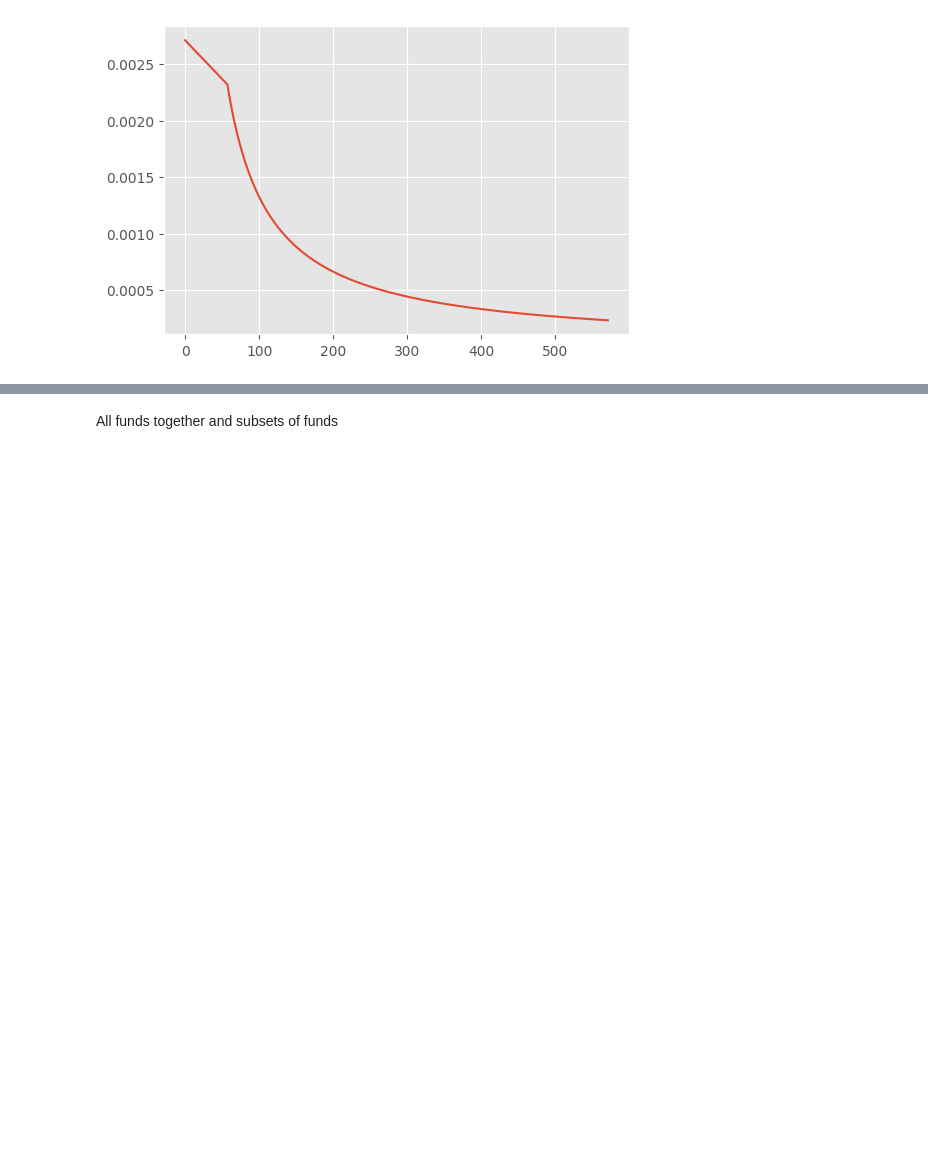
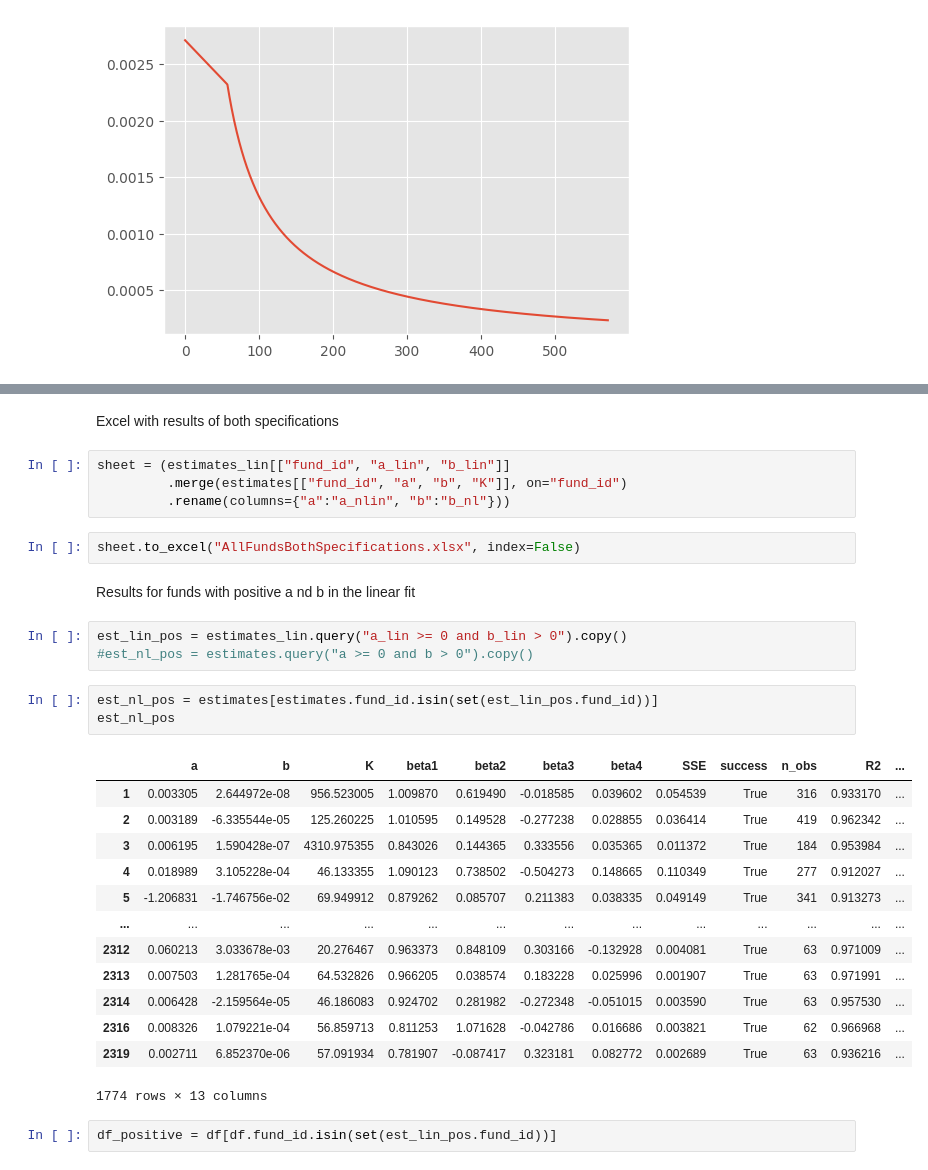
Before and after one commit to DavidSandovalRodriguez/Fund-Kink-Smoothing, a Jupyter notebook: WorkingNotebook.ipynb, the cells around one changed output, grey strips where cells are left out. Saved outputs shown, nothing was run; the diff lists cells and outputs as text; blank space fills up the shorter version.

```diff
--- a/WorkingNotebook.ipynb
+++ b/WorkingNotebook.ipynb
@@ -521,2 +539,32 @@ plot_fit_fund_li_nolin_subsBeta(100009)
-# %% [markdown]
-All funds together and subsets of funds
+# %% [markdown]
+Excel with results of both specifications
+# %%
+sheet = (estimates_lin[["fund_id", "a_lin", "b_lin"]]
+         .merge(estimates[["fund_id", "a", "b", "K"]], on="fund_id")
+         .rename(columns={"a":"a_nlin", "b":"b_nl"}))
+# %%
+sheet.to_excel("AllFundsBothSpecifications.xlsx", index=False)
+# %% [markdown]
+Results for funds with positive a nd b in the linear fit
+# %%
+est_lin_pos = estimates_lin.query("a_lin >= 0 and b_lin > 0").copy()
+#est_nl_pos = estimates.query("a >= 0 and b > 0").copy()
+# %%
+est_nl_pos = estimates[estimates.fund_id.isin(set(est_lin_pos.fund_id))]
+est_nl_pos
+# %% [output]
+|  | a | b | K | beta1 | beta2 | beta3 | beta4 | SSE | success | n_obs | R2 | ... |
+| 1 | 0.003305 | 2.644972e-08 | 956.523005 | 1.009870 | 0.619490 | -0.018585 | 0.039602 | 0.054539 | True | 316 | 0.933170 | ... |
+| 2 | 0.003189 | -6.335544e-05 | 125.260225 | 1.010595 | 0.149528 | -0.277238 | 0.028855 | 0.036414 | True | 419 | 0.962342 | ... |
+| 3 | 0.006195 | 1.590428e-07 | 4310.975355 | 0.843026 | 0.144365 | 0.333556 | 0.035365 | 0.011372 | True | 184 | 0.953984 | ... |
+| 4 | 0.018989 | 3.105228e-04 | 46.133355 | 1.090123 | 0.738502 | -0.504273 | 0.148665 | 0.110349 | True | 277 | 0.912027 | ... |
+| 5 | -1.206831 | -1.746756e-02 | 69.949912 | 0.879262 | 0.085707 | 0.211383 | 0.038335 | 0.049149 | True | 341 | 0.913273 | ... |
+| ... | ... | ... | ... | ... | ... | ... | ... | ... | ... | ... | ... | ... |
+| 2312 | 0.060213 | 3.033678e-03 | 20.276467 | 0.963373 | 0.848109 | 0.303166 | -0.132928 | 0.004081 | True | 63 | 0.971009 | ... |
+| 2313 | 0.007503 | 1.281765e-04 | 64.532826 | 0.966205 | 0.038574 | 0.183228 | 0.025996 | 0.001907 | True | 63 | 0.971991 | ... |
+| 2314 | 0.006428 | -2.159564e-05 | 46.186083 | 0.924702 | 0.281982 | -0.272348 | -0.051015 | 0.003590 | True | 63 | 0.957530 | ... |
+| 2316 | 0.008326 | 1.079221e-04 | 56.859713 | 0.811253 | 1.071628 | -0.042786 | 0.016686 | 0.003821 | True | 62 | 0.966968 | ... |
+| 2319 | 0.002711 | 6.852370e-06 | 57.091934 | 0.781907 | -0.087417 | 0.323181 | 0.082772 | 0.002689 | True | 63 | 0.936216 | ... |
+1774 rows × 13 columns
+# %%
+df_positive = df[df.fund_id.isin(set(est_lin_pos.fund_id))]
```
Also changed, not shown: parts of 13 cells of this notebook, 3 other files.
